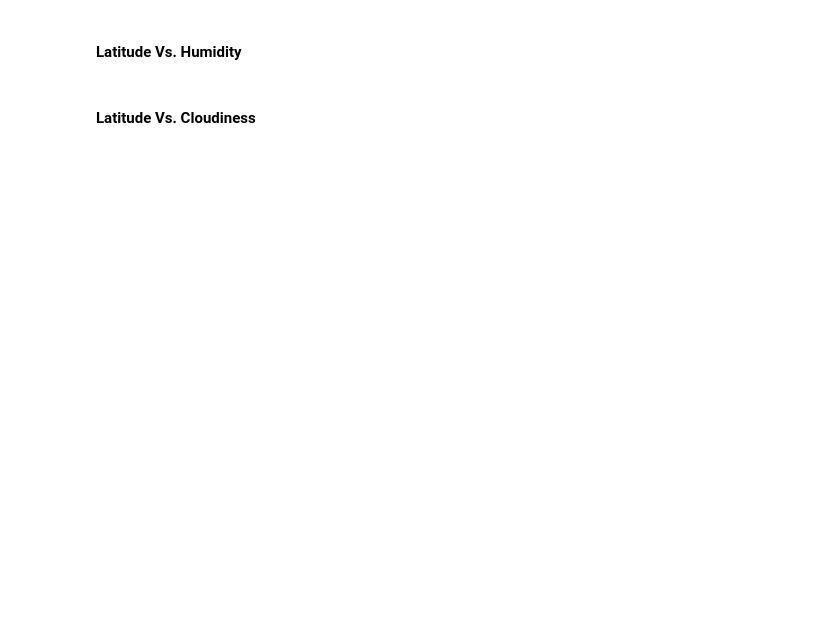
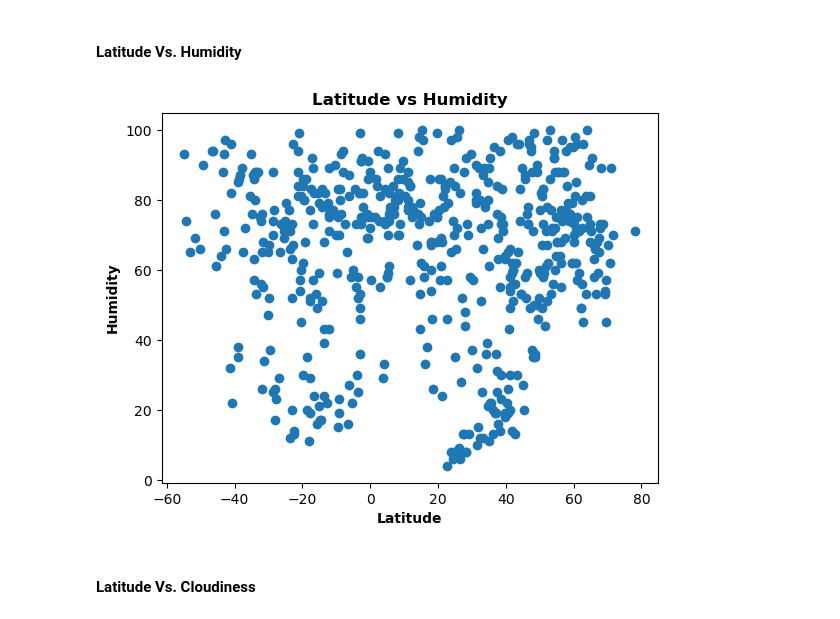
Before and after one commit to TJDavis91/Python_API-Challenge, a Jupyter notebook: WeatherPy/WeatherPy.ipynb, the cells around one changed output. Drawn from its saved outputs; the diff is of its cells as text; code cells hidden in the pictures; blank space fills up the shorter version.

```diff
--- a/WeatherPy/WeatherPy.ipynb
+++ b/WeatherPy/WeatherPy.ipynb
@@ -217,15 +229,23 @@ plt.show()
 # %%
 # Build the scatter plots for latitude vs. humidity
 # YOUR CODE HERE
+x_values = city_data_df["Lat"]
+y_values = city_data_df["Humidity"]
+plt.scatter(x_values, y_values, marker="o")
 
 # Incorporate the other graph properties
 # YOUR CODE HERE
+plt.xlabel("Latitude", fontweight="bold")
+plt.ylabel("Humidity", fontweight="bold")
+plt.title("Latitude vs Humidity", fontweight="bold")
 
 # Save the figure
 plt.savefig("output_data/Fig2.png")
 
 # Show plot
 plt.show()
+# %% [output]
+[figure, added]
 # %% [markdown]
 #### Latitude Vs. Cloudiness
 # %%
```
Also changed, not shown: parts of 37 cells of this notebook, 5 other files.
